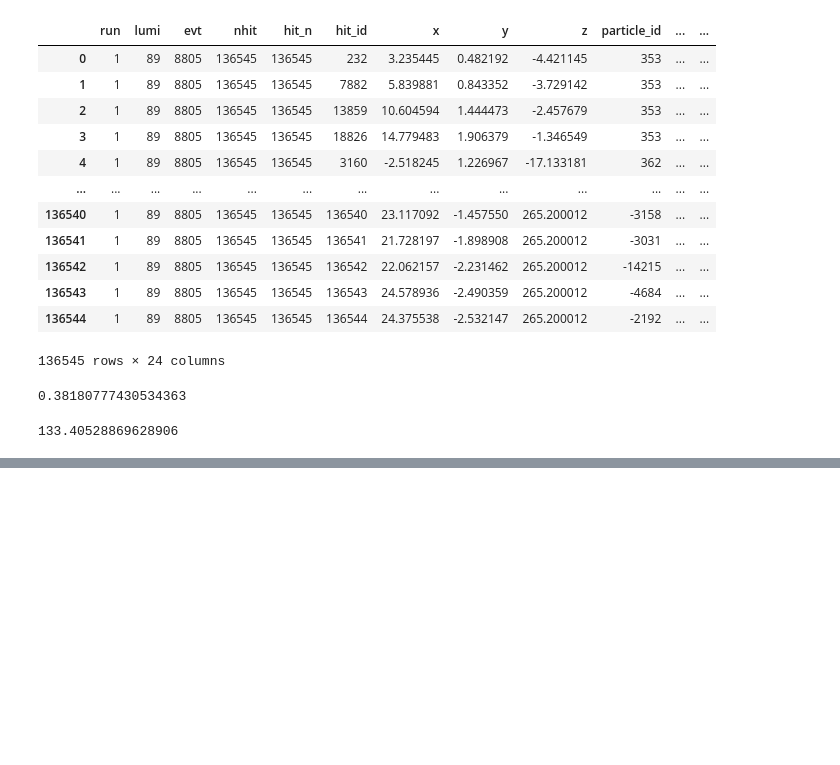
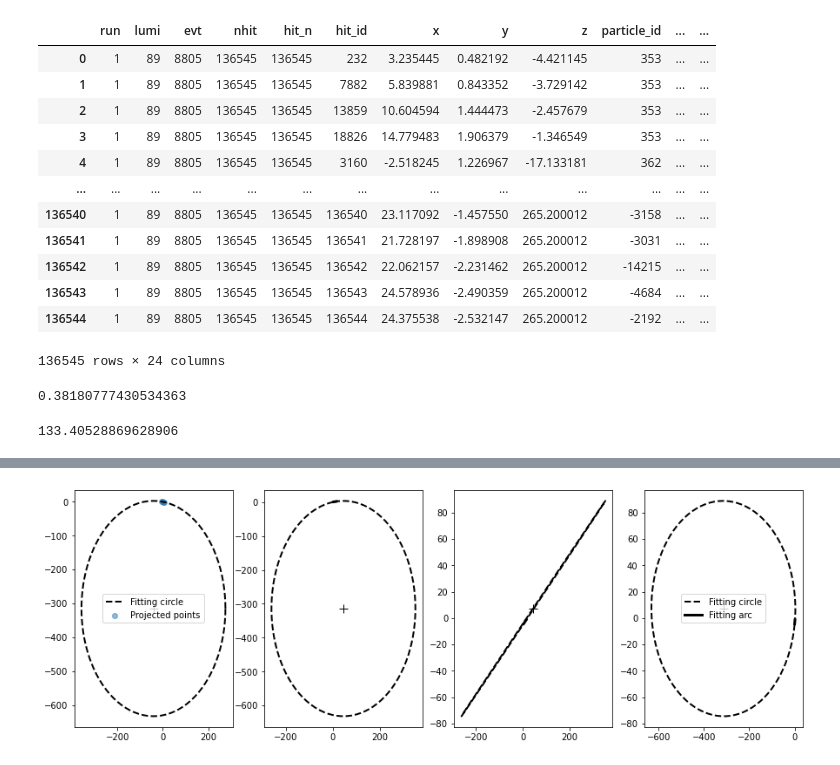
Before and after one commit to livaage/DDPG-for-tracking, a Jupyter notebook: Checks.ipynb, the cells around one changed output, grey strips where cells are left out. Drawn from its saved outputs; the diff is of its cells as text; code cells hidden in the pictures; blank space fills up the shorter version.

```diff
--- a/Checks.ipynb
+++ b/Checks.ipynb
@@ -709,0 +945,2 @@ event.to_csv('event0.csv')
+# %%
+p353 = event[event['particle_id']==353]
@@ -709,0 +951,78 @@ event.to_csv('event0.csv')
+# %%
+
+
+f, ax = subplots(1, 4, figsize=(15,5))
+alpha_pts = 0.5
+i = 0
+
+P = p353[['x', 'y', 'z']].to_numpy()
+#-------------------------------------------------------------------------------
+# (1) Fitting plane by SVD for the mean-centered data
+# Eq. of plane is <p,n> + d = 0, where p is a point on plane and n is normal vector
+#-------------------------------------------------------------------------------
+P_mean = P.mean(axis=0)
+P_centered = P - P_mean
+U,s,V = linalg.svd(P_centered)
+
+# Normal vector of fitting plane is given by 3rd column in V
+# Note linalg.svd returns V^T, so we need to select 3rd row from V^T
+normal = V[2,:]
+d = -dot(P_mean, normal)  # d = -<p,n>
+
+#-------------------------------------------------------------------------------
+# (2) Project points to coords X-Y in 2D plane
+#-------------------------------------------------------------------------------
+P_xy = rodrigues_rot(P_centered, normal, [0,0,1])
+
+ax[0].scatter(P_xy[:,0], P_xy[:,1], alpha=alpha_pts, label='Projected points')
+
+#-------------------------------------------------------------------------------
+# (3) Fit circle in new 2D coords
+#-------------------------------------------------------------------------------
+xc, yc, r = fit_circle_2d(P_xy[:,0], P_xy[:,1])
+
+#--- Generate circle points in 2D
+t = linspace(0, 2*pi, 100)
+xx = xc + r*cos(t)
+yy = yc + r*sin(t)
+
+ax[0].plot(xx, yy, 'k--', lw=2, label='Fitting circle')
+ax[0].plot(xc, yc, 'k+', ms=10)
+ax[0].legend()
+
+#-------------------------------------------------------------------------------
+# (4) Transform circle center back to 3D coords
+#-------------------------------------------------------------------------------
+C = rodrigues_rot(array([xc,yc,0]), [0,0,1], normal) + P_mean
+C = C.flatten()
+
+#--- Generate points for fitting circle
+t = linspace(0, 2*pi, 100)
+u = P[0] - C
+P_fitcircle = generate_circle_by_vectors(t, C, r, normal, u)
+
+ax[1].plot(P_fitcircle[:,0], P_fitcircle[:,1], 'k--', lw=2, label='Fitting circle')
+ax[2].plot(P_fitcircle[:,0], P_fitcircle[:,2], 'k--', lw=2, label='Fitting circle')
+ax[3].plot(P_fitcircle[:,1], P_fitcircle[:,2], 'k--', lw=2, label='Fitting circle')
+ax[3].legend()
+
+#--- Generate points for fitting arc
+u = P[0] - C
+v = P[-1] - C
+theta = angle_between(u, v, normal)
+
+t = linspace(0, theta, 100)
+P_fitarc = generate_circle_by_vectors(t, C, r, normal, u)
+
+ax[1].plot(P_fitarc[:,0], P_fitarc[:,1], 'k-', lw=3, label='Fitting arc')
+ax[2].plot(P_fitarc[:,0], P_fitarc[:,2], 'k-', lw=3, label='Fitting arc')
+ax[3].plot(P_fitarc[:,1], P_fitarc[:,2], 'k-', lw=3, label='Fitting arc')
+ax[1].plot(C[0], C[1], 'k+', ms=10)
+ax[2].plot(C[0], C[2], 'k+', ms=10)
+ax[3].plot(C[1], C[2], 'k+', ms=10)
+ax[3].legend()
+
+print('Fitting plane: n = %s' % array_str(normal, precision=4))
+print('Fitting circle: center = %s, r = %.4g' % (array_str(C, precision=4), r))
+print('Fitting arc: u = %s, θ = %.4g' % (array_str(u, precision=4), theta*180/pi))
+# %% [output]
@@ -709,0 +1032 @@ event.to_csv('event0.csv')
+[figure, added]
```
Also changed, not shown: parts of 31 cells of this notebook, 11 other files.
